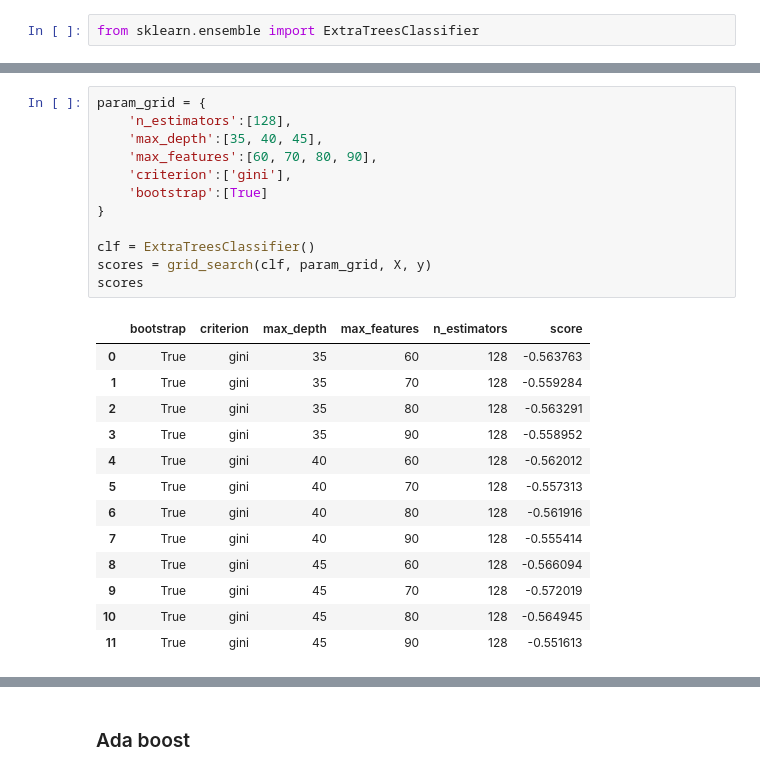
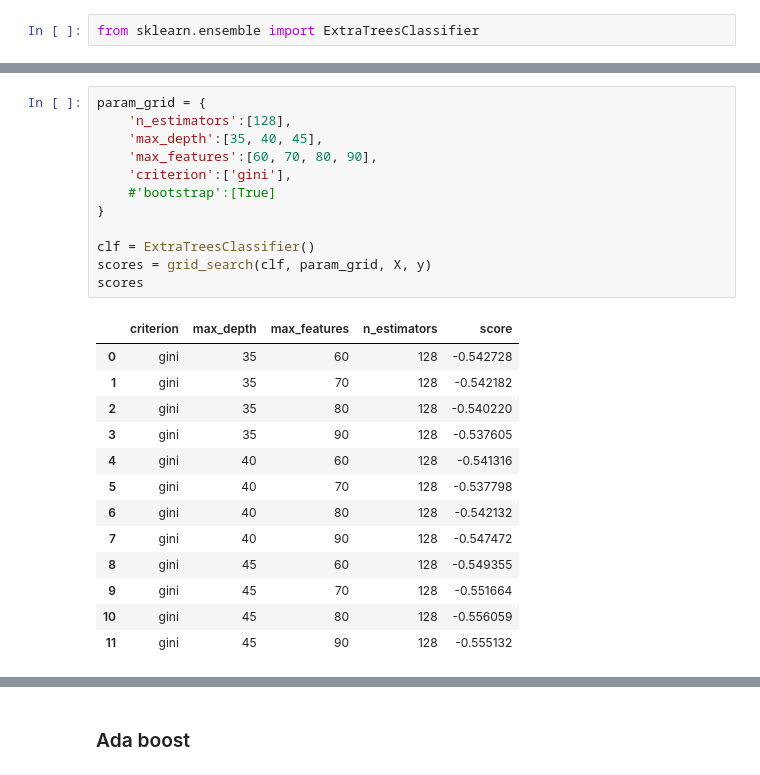
Before and after one commit to Egor-Krivov/ml, a Jupyter notebook: product_classification/models.ipynb, the cells around one changed output, grey strips where cells are left out. Drawn from its saved outputs; the diff is of its cells as text.

```diff
--- a/product_classification/models.ipynb
+++ b/product_classification/models.ipynb
@@ -428,27 +386,27 @@ Using matplotlib backend: TkAgg
 # %%
 param_grid = {
     'n_estimators':[128],
     'max_depth':[35, 40, 45],
     'max_features':[60, 70, 80, 90],
     'criterion':['gini'],
-    'bootstrap':[True]
+    #'bootstrap':[True]
 }
 
 clf = ExtraTreesClassifier()
 scores = grid_search(clf, param_grid, X, y)
 scores
 # %% [output]
-|  | bootstrap | criterion | max_depth | max_features | n_estimators | score |
-| 0 | True | gini | 35 | 60 | 128 | -0.563763 |
-| 1 | True | gini | 35 | 70 | 128 | -0.559284 |
-| 2 | True | gini | 35 | 80 | 128 | -0.563291 |
-| 3 | True | gini | 35 | 90 | 128 | -0.558952 |
-| 4 | True | gini | 40 | 60 | 128 | -0.562012 |
-| 5 | True | gini | 40 | 70 | 128 | -0.557313 |
-| 6 | True | gini | 40 | 80 | 128 | -0.561916 |
-| 7 | True | gini | 40 | 90 | 128 | -0.555414 |
-| 8 | True | gini | 45 | 60 | 128 | -0.566094 |
-| 9 | True | gini | 45 | 70 | 128 | -0.572019 |
-| 10 | True | gini | 45 | 80 | 128 | -0.564945 |
-| 11 | True | gini | 45 | 90 | 128 | -0.551613 |
+|  | criterion | max_depth | max_features | n_estimators | score |
+| 0 | gini | 35 | 60 | 128 | -0.542728 |
+| 1 | gini | 35 | 70 | 128 | -0.542182 |
+| 2 | gini | 35 | 80 | 128 | -0.540220 |
+| 3 | gini | 35 | 90 | 128 | -0.537605 |
+| 4 | gini | 40 | 60 | 128 | -0.541316 |
+| 5 | gini | 40 | 70 | 128 | -0.537798 |
+| 6 | gini | 40 | 80 | 128 | -0.542132 |
+| 7 | gini | 40 | 90 | 128 | -0.547472 |
+| 8 | gini | 45 | 60 | 128 | -0.549355 |
+| 9 | gini | 45 | 70 | 128 | -0.551664 |
+| 10 | gini | 45 | 80 | 128 | -0.556059 |
+| 11 | gini | 45 | 90 | 128 | -0.555132 |
 # %%
```
Also changed, not shown: parts of 53 cells of this notebook.
